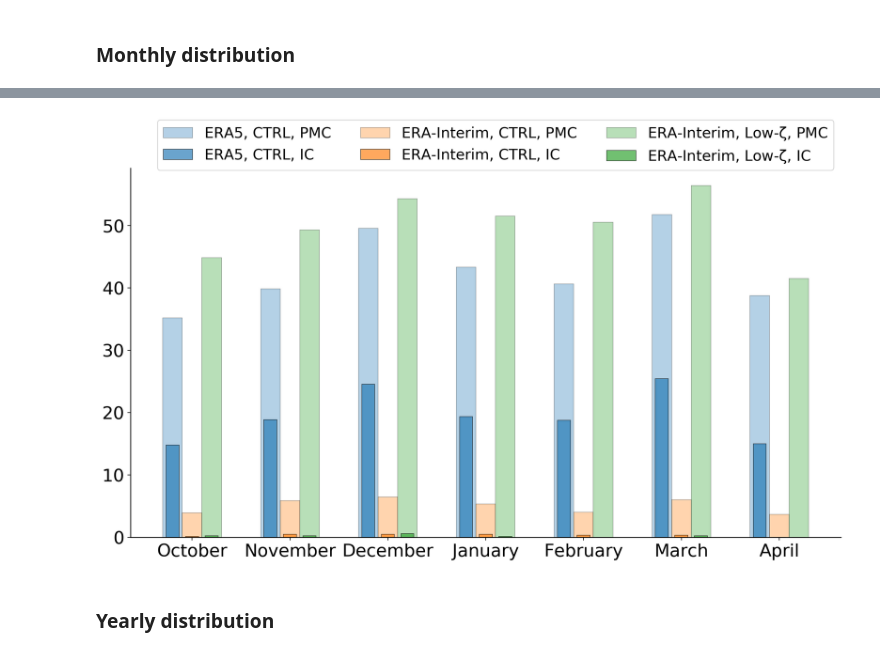
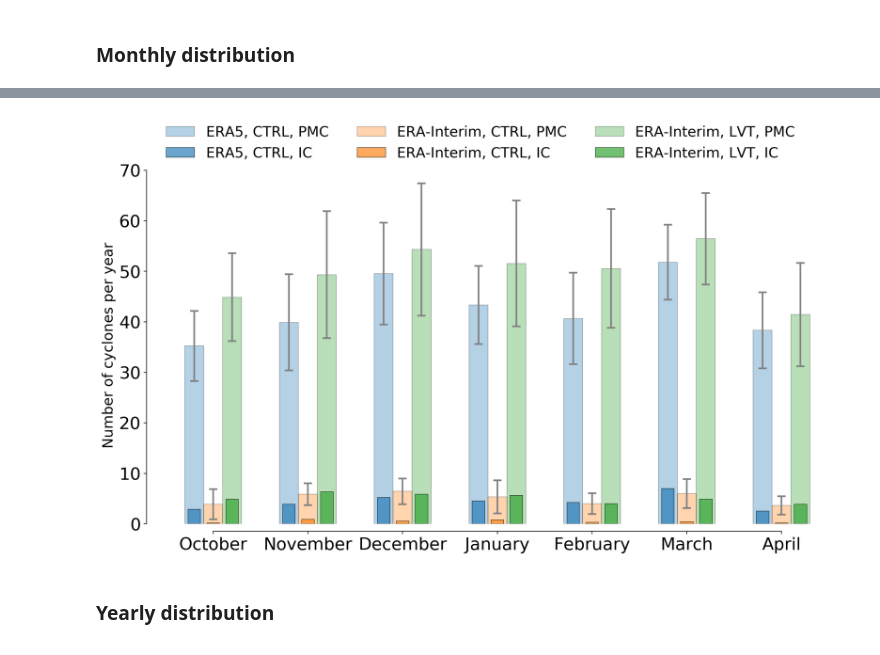
Before and after one commit to dennissergeev/pmc_clim, a Jupyter notebook: code/Temporal-Distribution.ipynb, the cells around one changed output, grey strips where cells are left out. Cells and saved outputs as stored; diff of their text form; code cells hidden in the pictures.

```diff
--- a/code/Temporal-Distribution.ipynb
+++ b/code/Temporal-Distribution.ipynb
@@ -23,13 +24,13 @@ plt.style.use('paperfig.mplstyle')
 dset_names = (
     ('era5_run000', 'ERA5, CTRL'),
     ('interim_run106', 'ERA-Interim, CTRL'),
-    ('interim_run100', 'ERA-Interim, Low-$\zeta$')
+    ('interim_run100', 'ERA-Interim, LVT')
 )
 # %%
 track_runs = dict()
 for (dset_name, _) in dset_names:
     TR = TrackRun()
-    TR.data = OctantTrack.from_mux_df(pd.read_parquet(mypaths.procdir / f'{dset_name}_2008_2017.parquet', engine='pyarrow'))
+    TR.data = OctantTrack.from_mux_df(pd.read_parquet(mypaths.procdir / f'{dset_name}_2008_2017_top10.parquet', engine='pyarrow'))
     TR.is_categorised = True
     track_runs[dset_name] = TR
 # %% [markdown]
@@ -39,8 +40,8 @@ weight_by_days_in_month = False
 # %%
 if weight_by_days_in_month:
-    factor = month_weights
+    weight_factor = month_weights
 else:
-    factor = np.ones(12) / nyr
+    weight_factor = np.ones(12) / nyr
 # %%
 subsets = SUBSETS[1:]
 start_mon = 10
@@ -66,35 +68,52 @@ for k, TR in tqdm(track_runs.items(), desc='track runs', leave=False):
 # %%
-mon_range = np.arange(monthly_counts.shape[0])
+mon_range = np.arange(df['month_names'].unique().shape[0])
 # %%
 width = 1/5
 # %%
 fig, ax = plt.subplots()
 
 for j, ((dset_name, dset_label), color) in enumerate(zip(dset_names, cc)):
     for i, (subset) in enumerate(subsets):
+        df = all_monthly_counts[dset_name][[subset, 'month_names']]
+        ave = df.groupby('month_names', sort=False).mean().squeeze()
+        err = df.groupby('month_names', sort=False).std().squeeze()
+
         factor = 1 - i * 1/3
-        ax.bar(mon_range + (j-1)*width, all_monthly_counts[dset_name][subset],
+
+        if subset == 'moderate':
+            err_bar = dict(yerr=err,
+                           error_kw=dict(ecolor='gray', lw=2, capsize=5, capthick=2))
+        else:
+            err_bar = dict()
+        ax.bar(mon_range + (j-1)*width, ave,
+               **err_bar,
                width=width*factor,
                **color,
                alpha=4/3-factor,
                edgecolor='#000000',
                linewidth=2/3,
                label=f'{dset_label}, {aliases[subset]}')
 
-ax.legend(loc=1, ncol=len(dset_names), fontsize='x-large', bbox_to_anchor=(1, 1.15))
+ax.legend(loc='upper left',
+          frameon=False,
+          ncol=len(dset_names),
+          fontsize='x-large',
+          bbox_to_anchor=(0, 1.15))
 # ax.set_ylim(0, 150)
 
 ax.set_xticks(mon_range)
-ax.set_xticklabels(monthly_counts.month_names, rotation=0)
+ax.set_xticklabels(ave.index, rotation=0)
 ax.tick_params(labelsize='xx-large')
+ax.set_yticks(np.arange(0, 71, 10))
 
-for spine in ax.spines.values():
-    if spine.spine_type in ['top', 'right']:
-        spine.set_linewidth(0)
-    else:
-        spine.set_linewidth(1)
+ax.spines['bottom'].set_bounds(ax.get_xticks()[0], ax.get_xticks()[-1])
+ax.spines['bottom'].set_position(('axes', -0.02))
+ax.spines['left'].set_bounds(ax.get_yticks()[0], ax.get_yticks()[-1])
+ax.spines['left'].set_position(('axes', -0.01))
+
+ax.set_ylabel('Number of cyclones per year', fontsize='x-large');
 # %% [output]
-[figure, old version]
+[figure, new version]
 # %%
 fig.savefig(mypaths.plotdir / f'pmctrack_monthly_counts_era5_vs_interim')
 # %% [markdown]
```
Also changed, not shown: parts of 9 cells of this notebook.
